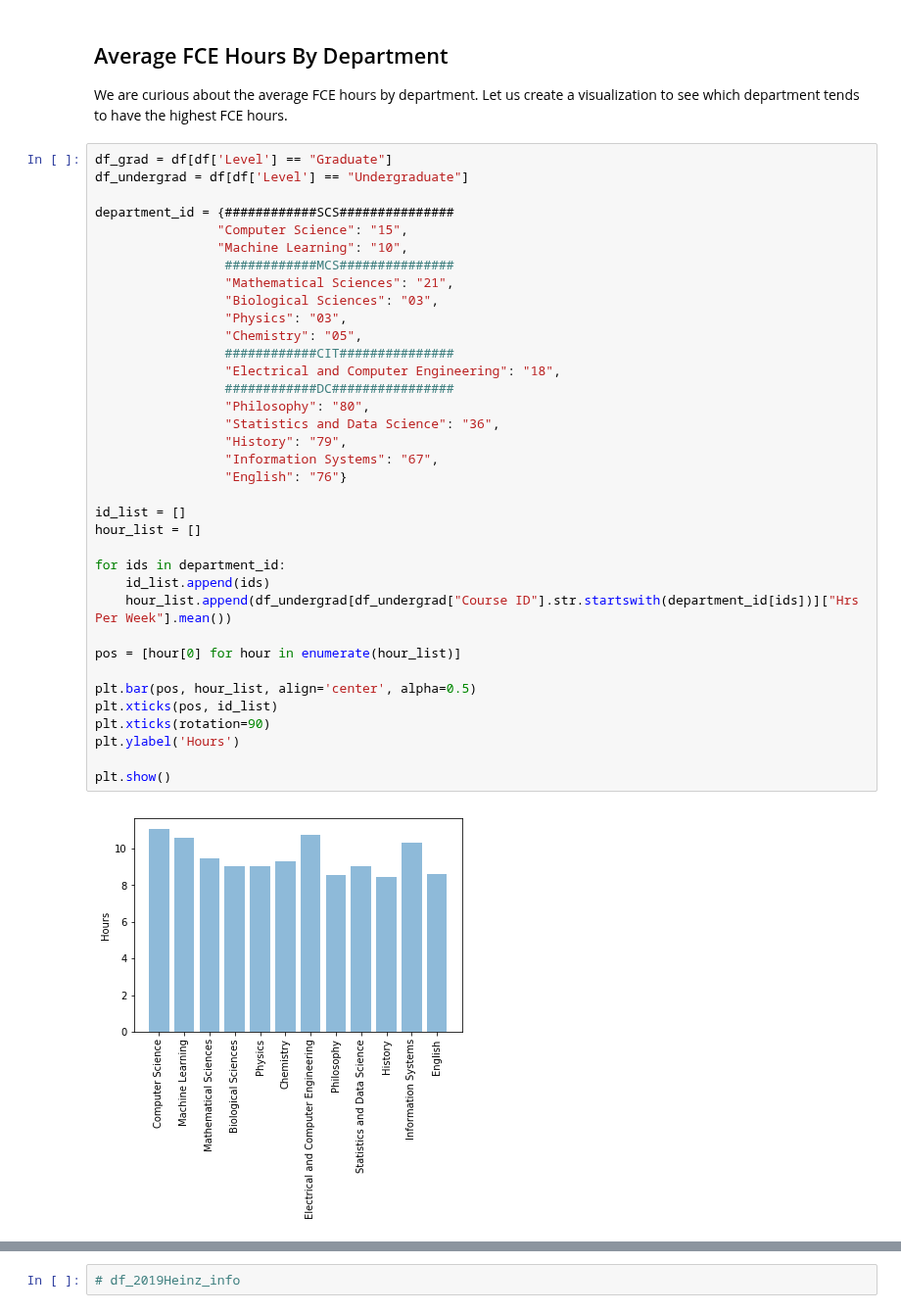
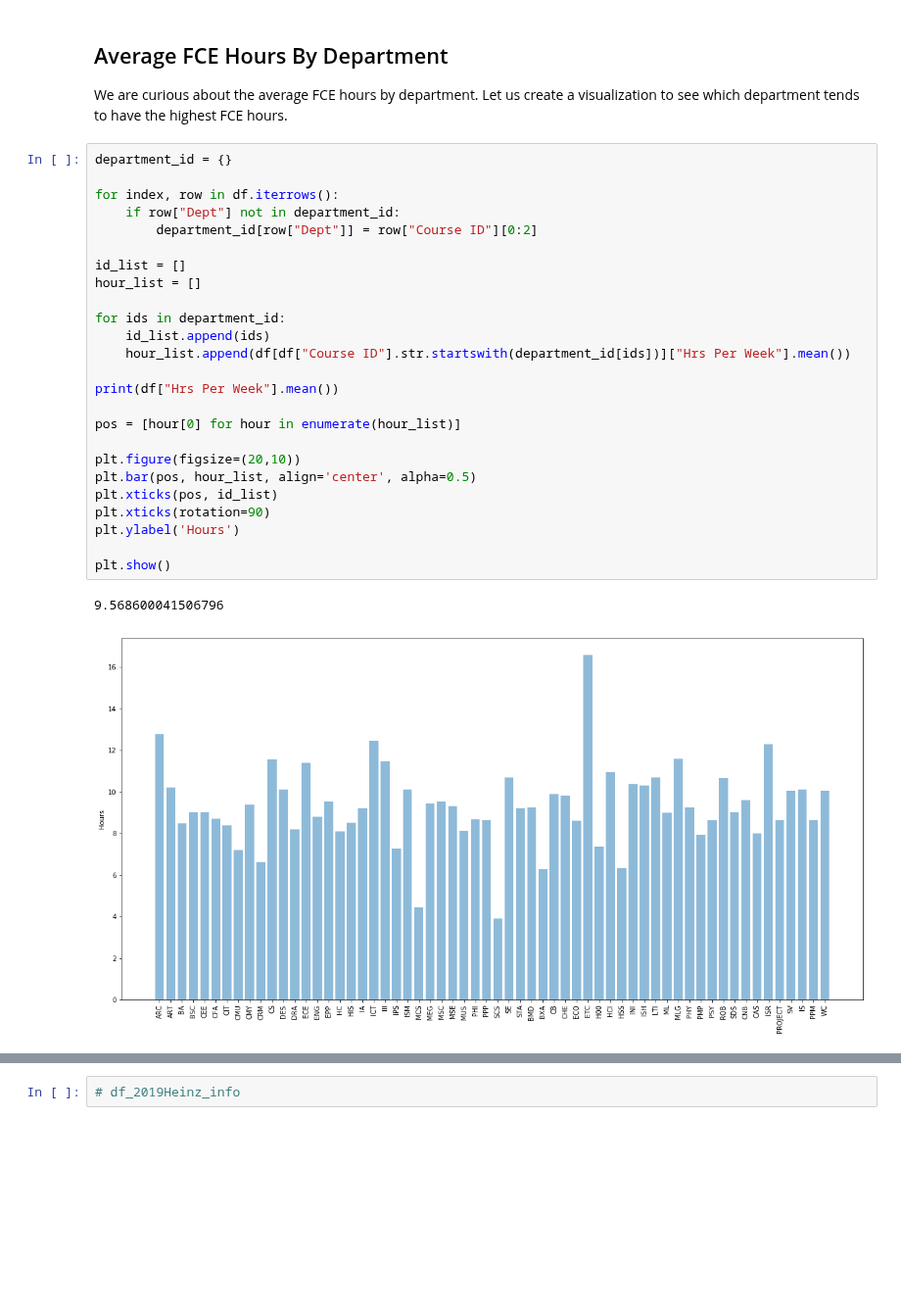
Before and after one commit to TheJYKoder/-15-388-Final-Project-F19-, a Jupyter notebook: 15388 Final Project FCE.ipynb, the cells around one changed output, grey strips where cells are left out. Shown at 98% size. Drawn from its saved outputs; the diff is of its cells as text; blank space fills up the shorter version.

```diff
--- a/15388 Final Project FCE.ipynb
+++ b/15388 Final Project FCE.ipynb
@@ -89,40 +93,30 @@ Now that we have cleaned up the FCE data, let us use this to ask questions about
 ## Average FCE Hours By Department
 We are curious about the average FCE hours by department. Let us create a visualization to see which department tends to have the highest FCE hours.
 # %%
-df_grad = df[df['Level'] == "Graduate"]
-df_undergrad = df[df['Level'] == "Undergraduate"]
+department_id = {}
 
-department_id = {############SCS###############
-                "Computer Science": "15",
-                "Machine Learning": "10",
-                 ############MCS###############
-                 "Mathematical Sciences": "21",
-                 "Biological Sciences": "03",
-                 "Physics": "03",
-                 "Chemistry": "05",
-                 ############CIT###############
-                 "Electrical and Computer Engineering": "18",
-                 ############DC################
-                 "Philosophy": "80",
-                 "Statistics and Data Science": "36",
-                 "History": "79",
-                 "Information Systems": "67",
-                 "English": "76"}
+for index, row in df.iterrows():
+    if row["Dept"] not in department_id:
+        department_id[row["Dept"]] = row["Course ID"][0:2]
 
 id_list = []
 hour_list = []
 
 for ids in department_id:
     id_list.append(ids)
-    hour_list.append(df_undergrad[df_undergrad["Course ID"].str.startswith(department_id[ids])]["Hrs Per Week"].mean())
+    hour_list.append(df[df["Course ID"].str.startswith(department_id[ids])]["Hrs Per Week"].mean())
+
+print(df["Hrs Per Week"].mean())
 
 pos = [hour[0] for hour in enumerate(hour_list)]
 
+plt.figure(figsize=(20,10))
 plt.bar(pos, hour_list, align='center', alpha=0.5)
 plt.xticks(pos, id_list)
 plt.xticks(rotation=90)
 plt.ylabel('Hours')
 
 plt.show()
 # %% [output]
+9.568600041506796
-[figure, old version]
+[figure, new version]
```
Also changed, not shown: parts of 67 cells of this notebook.
